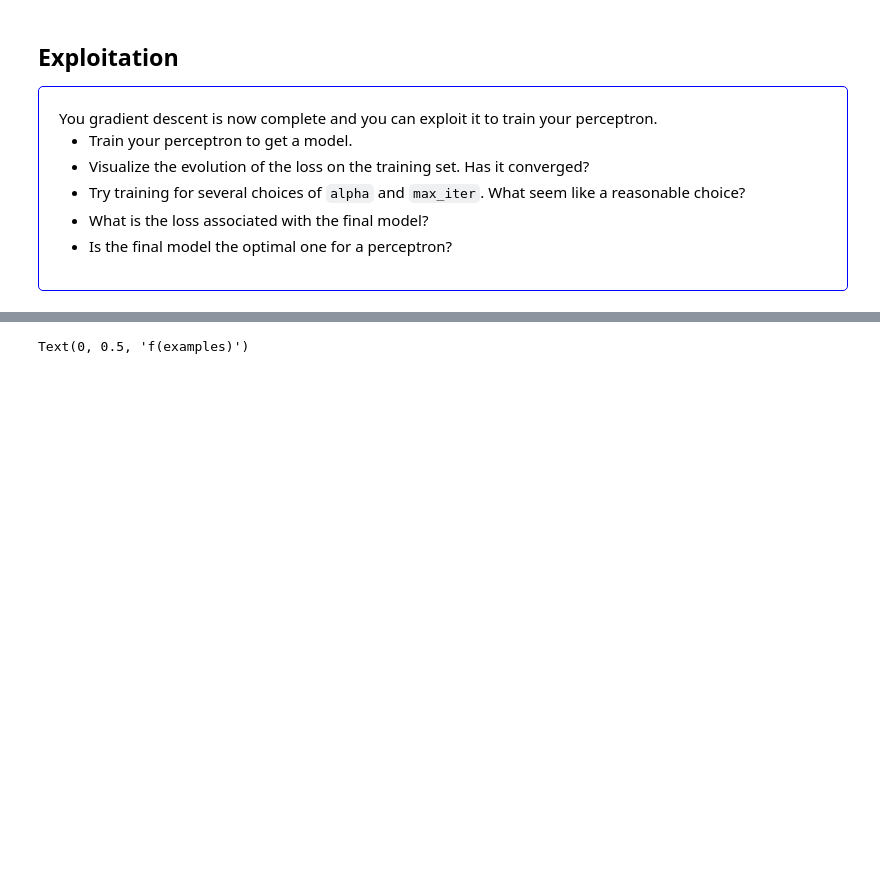
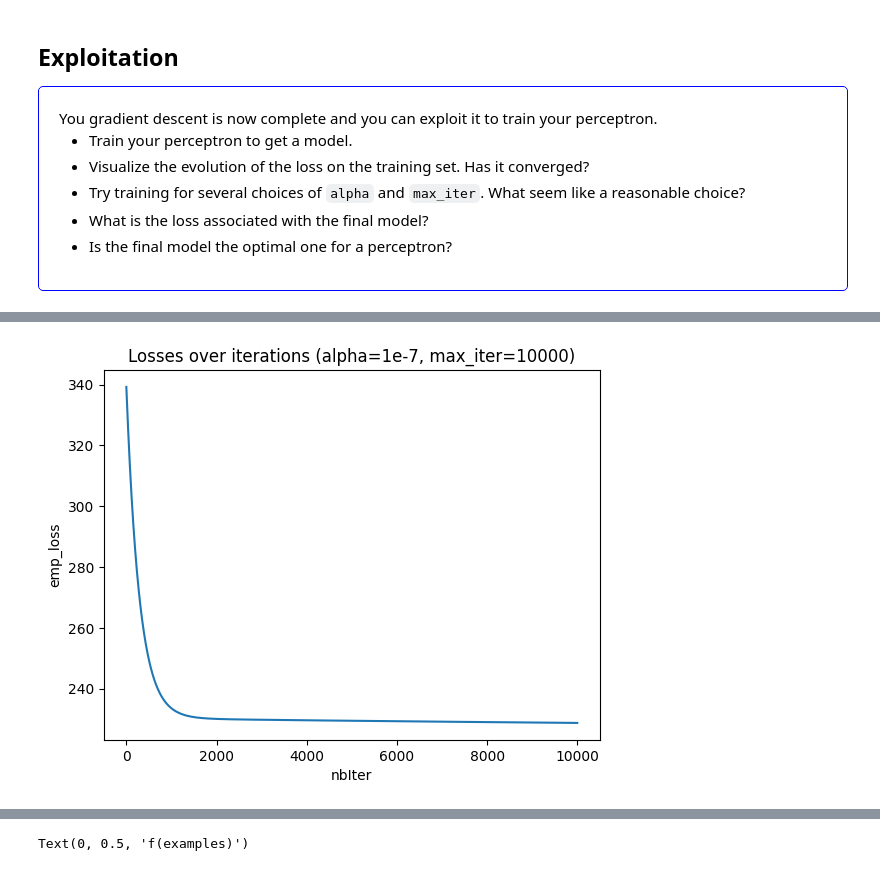
Before and after one commit to bahlous59/machine_learning_tp, a Jupyter notebook: perceptron.ipynb, the cells around one changed output, grey strips where cells are left out. Drawn from its saved outputs; the diff is of its cells as text; code cells hidden in the pictures; blank space fills up the shorter version.

```diff
--- a/perceptron.ipynb
+++ b/perceptron.ipynb
@@ -379,0 +309,23 @@ print(f"\n Best configuration: {best_key} with final loss = {best_loss:.4f}")
+# %%
+#1st Question
+max_iters = 10000
+alpha = 1e-7
+def train(max_iter_local, alpha_val):
+    w = np.zeros(X.shape[1])
+    loss_list = []
+    for i in range(max_iter_local):
+        lou = emp_loss(w, X, Y)
+        loss_list.append(lou)
+        w = descent(w, X, Y, alpha_val, 1)
+
+    return w, loss_list
+
+w_final, losses = train(10000, alpha)
+
+plt.plot(losses)
+plt.xlabel("nbIter")
+plt.ylabel("emp_loss")
+plt.title("Losses over iterations (alpha=1e-7, max_iter=10000)")
+plt.show()
+# %% [output]
+[figure, added]
```
Also changed, not shown: parts of 13 cells of this notebook.
